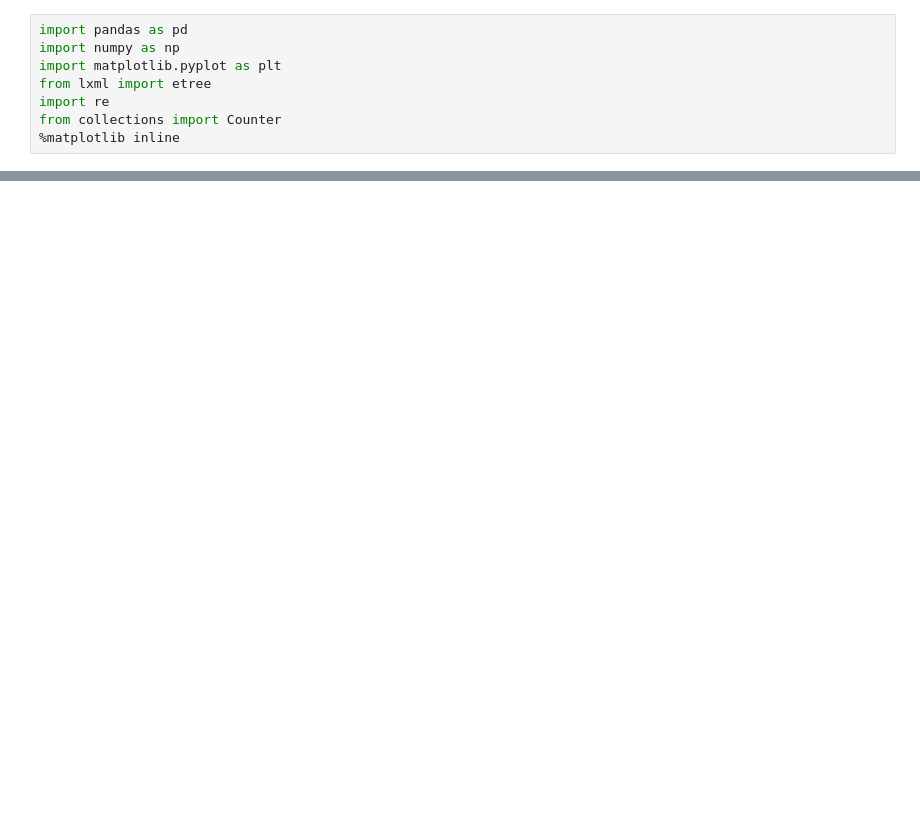
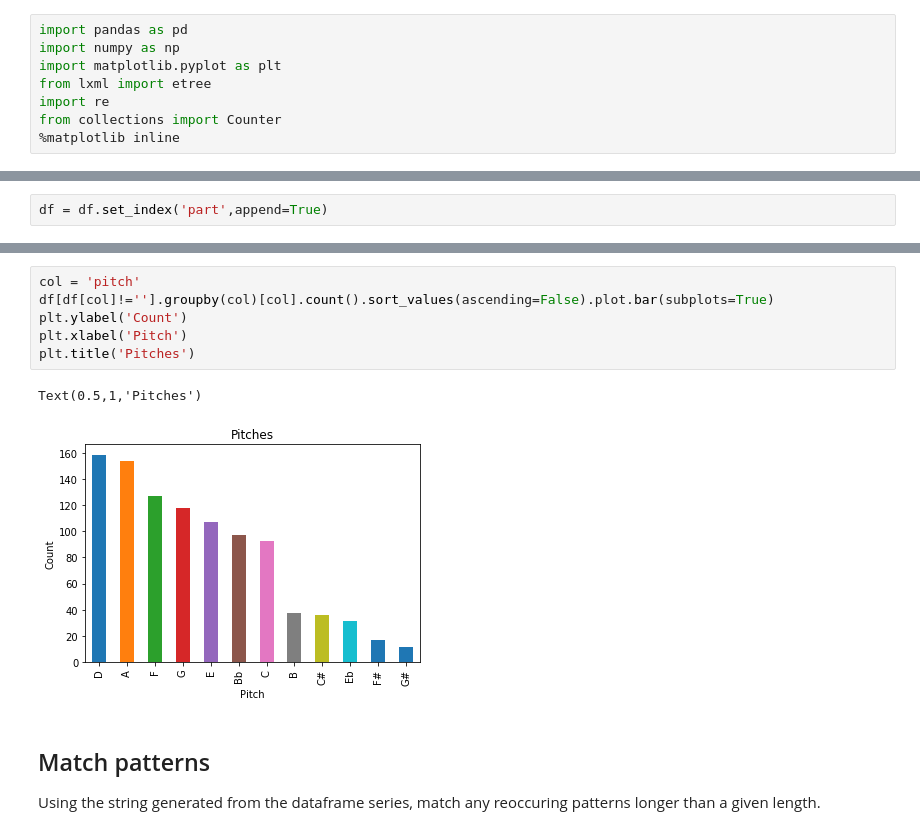
Before and after one commit to brandonbellanti/pythagoras, a Jupyter notebook: pythagoras.ipynb, the cells around one changed output, grey strips where cells are left out. Cells and saved outputs as stored; diff of their text form; blank space fills up the shorter version.

```diff
--- a/pythagoras.ipynb
+++ b/pythagoras.ipynb
@@ -64,0 +148,2 @@ Text(0,0.5,'Group')
+# %%
+df = df.set_index('part',append=True)
@@ -65,3 +209,15 @@ Text(0,0.5,'Group')
+# %%
+col = 'pitch'
+df[df[col]!=''].groupby(col)[col].count().sort_values(ascending=False).plot.bar(subplots=True)
+plt.ylabel('Count')
+plt.xlabel('Pitch')
+plt.title('Pitches')
+# %% [output]
+Text(0.5,1,'Pitches')
+[figure, added]
+# %% [markdown]
+## Match patterns
+Using the string generated from the dataframe series, match any reoccuring patterns longer than a given length.
 # %%
 steps = df['step'].to_string(index=False)
 steps = re.sub(r'\n|\t| ','',steps)
```
Also changed, not shown: parts of 25 cells of this notebook, 19 other files.
